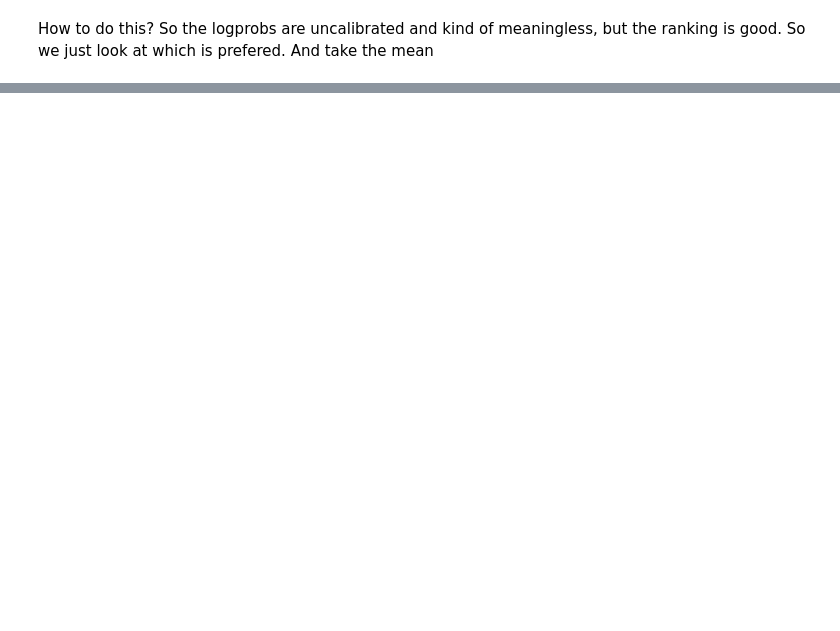
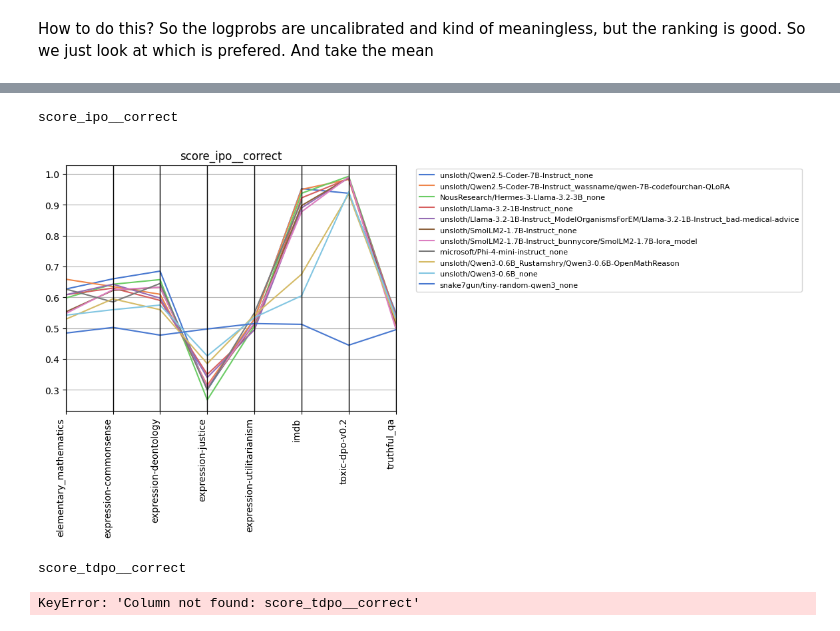
Before and after one commit to wassname/open_pref_eval, a Jupyter notebook: examples/example_eval_llama_adapter.ipynb, the cells around one changed output, grey strips where cells are left out. Saved outputs shown, nothing was run; the diff lists cells and outputs as text; code cells hidden in the pictures; blank space fills up the shorter version.

```diff
--- a/examples/example_eval_llama_adapter.ipynb
+++ b/examples/example_eval_llama_adapter.ipynb
@@ -499,0 +456,38 @@ score_score_ipo__correct
+# %%
+c = "score_ipo__correct"
+# df_raw2c = df_raw2.sort_values('unsloth/Llama-3.2-1B-Instruct_none')
+# df_agg = df_raw2.groupby(["dataset", "adapter"], dropna=False)[c].mean().unstack()
+# df_agg
+# %%
+# sns.set(style="darkgrid", font_scale=0.8)
+
+def parr_plot(df_agg):
+    df_melted = df_agg.T.reset_index()
+    color = sns.color_palette("muted", n_colors=len(df_melted['adapter'].unique()))
+    pd.plotting.parallel_coordinates(
+
+        df_melted, class_column='adapter', color=color
+    )
+    plt.xticks(rotation=90, ha='right')
+    plt.legend(bbox_to_anchor=(1.05, 1), loc='upper left', fontsize=8)
+    plt.title("Parallel Coordinates Plot of Model Scores")
+
+order = None
+for c in ["score_ipo__correct", "score_tdpo__correct", "score_tdpo2__correct", "score_ipo__sigmoid", "score_tdpo__sigmoid",
+          "score_tdpo2__sigmoid",
+          ]:
+    print(c)
+    # TODO set order
+    df_agg = df_raw2.groupby(["dataset", "adapter"], dropna=False)[c].mean().unstack()
+    if order is None:
+        order = df_agg.mean().sort_values(ascending=False).index
+    df_agg = df_agg[order]
+
+    parr_plot(df_agg)
+    plt.title(c)
+    plt.show()
+# %% [output]
+score_ipo__correct
+[figure, added]
+score_tdpo__correct
+KeyError: 'Column not found: score_tdpo__correct'
```
Also changed, not shown: parts of 36 cells of this notebook, 7 other files.
